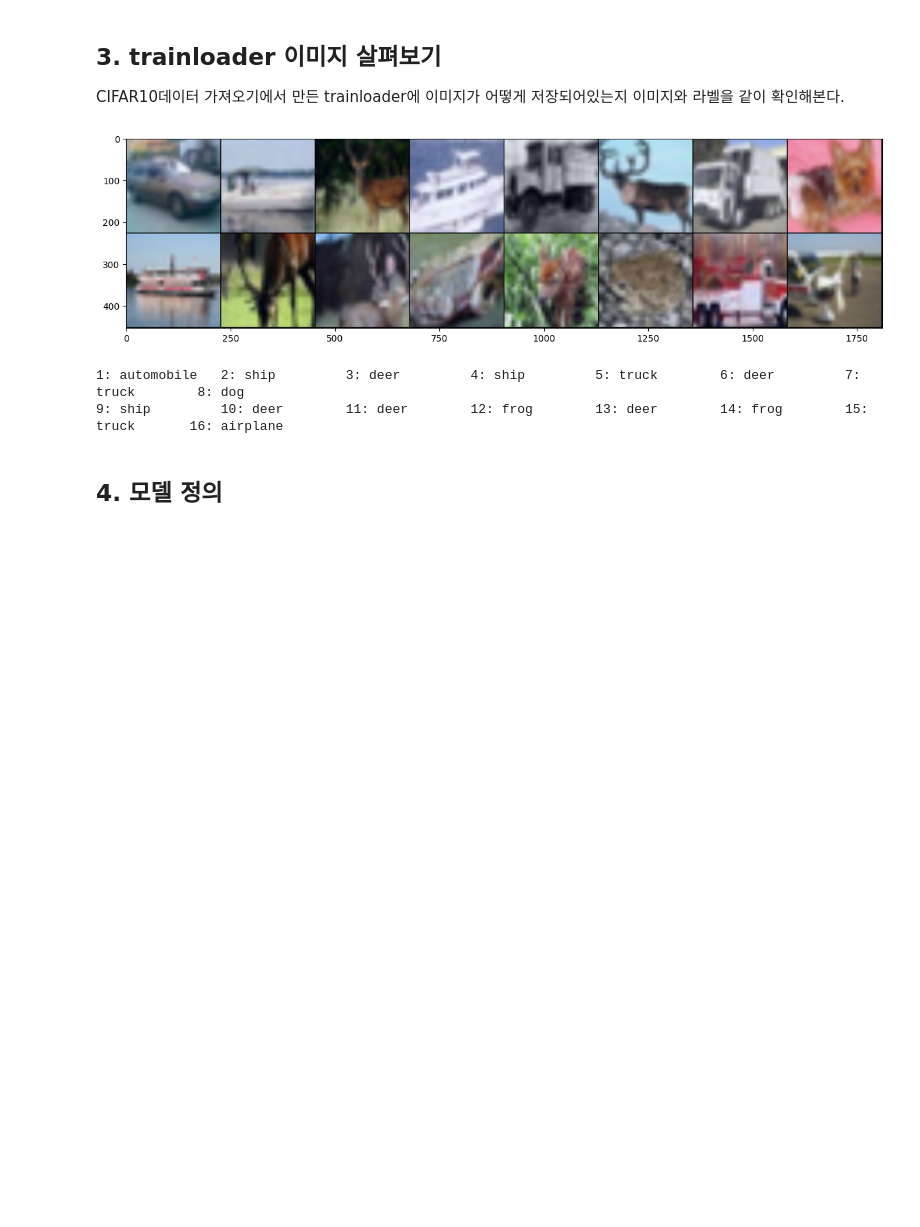
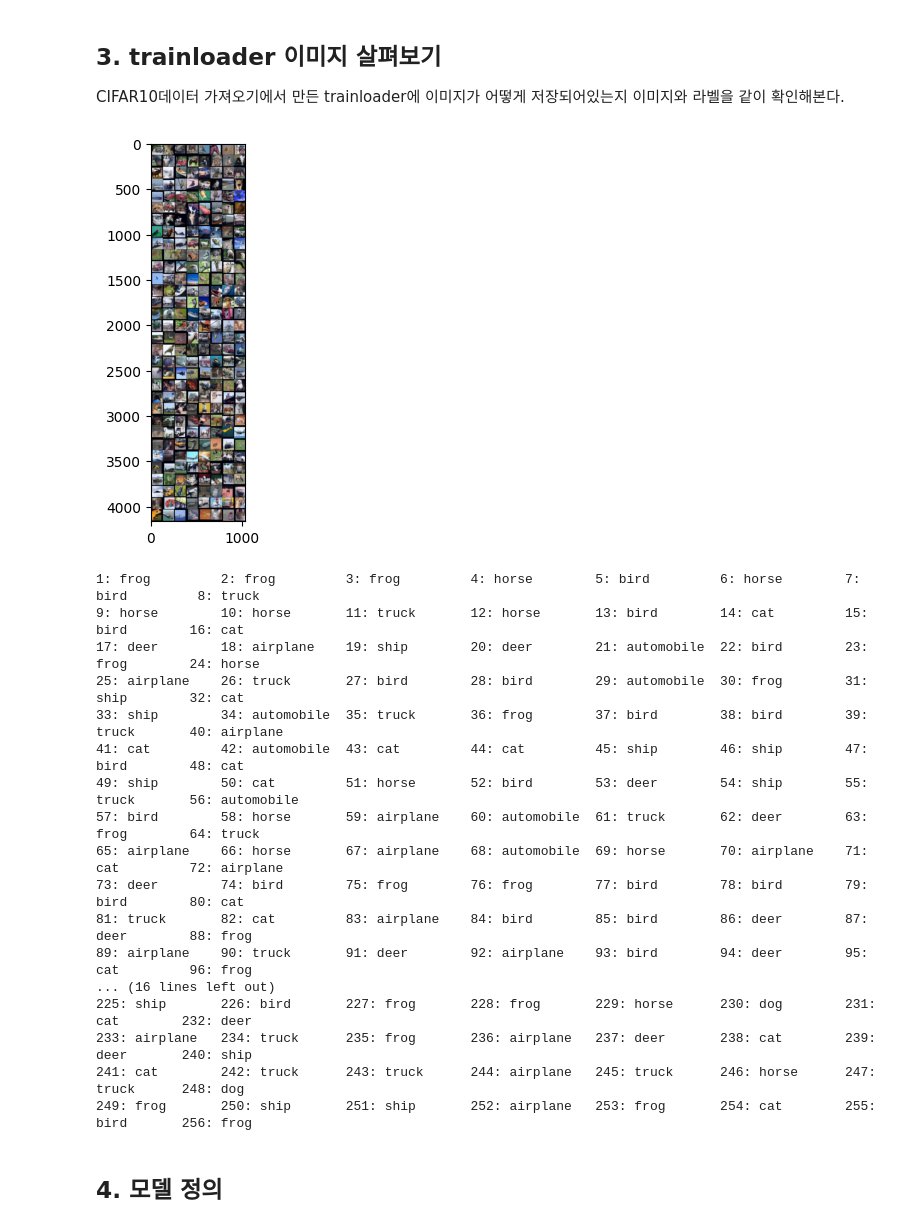
Before and after one commit to dh610/Advanced-AI, a Jupyter notebook: Practice2.ipynb, the cells around one changed output. Drawn from its saved outputs; the diff is of its cells as text; code cells hidden in the pictures; blank space fills up the shorter version.

```diff
--- a/Practice2.ipynb
+++ b/Practice2.ipynb
@@ -58,13 +46,12 @@ print(device)
 # 모델 파라미터 설정
 config = {'Cifar10_stats': [[0.49139965, 0.48215845, 0.4465309],
                             [0.20220213, 0.19931543, 0.20086348]],
-          'batch_size'  : 16,
+          'batch_size'  : 256,
           'worker'      : 2,
-          'epochs'      : 5,
+          'epochs'      : 50,
           'momentum'    : 0.9,
-          'lr_decay'    : 0.0005,
-          'SGD_lr'      : 0.01,
-          'Adam_lr'     : 0.001,
+          'wd_decay'    : 0.0005,
+          'Adam_lr'     : 0.0005,
           }
 # %% [output]
 cuda
@@ -98,15 +85,15 @@ CIFAR10_MEAN: 0.49139965 0.48215845 0.4465309
 CIFAR10_STD: 0.20220213 0.19931543 0.20086348
 # %%
 train_transforms = transforms.Compose([
-    transforms.Resize(256),
-    transforms.CenterCrop(224),
+    transforms.Resize(128),
+    transforms.RandomCrop(128, padding=16),
     transforms.RandomHorizontalFlip(),
     transforms.ToTensor(),
     transforms.Normalize(*config['Cifar10_stats']), # mean = Cifar10_stats[0], std = Cifar10_stats[1]
 ])
 
 test_transforms = transforms.Compose([
-    transforms.Resize(224),
+    transforms.Resize(128),
     transforms.ToTensor(),
     transforms.Normalize(*config['Cifar10_stats']), # mean = Cifar10_stats[0], std = Cifar10_stats[1]
 ])
@@ -133,29 +120,43 @@ CIFAR10데이터 가져오기에서 만든 trainloader에 이미지가 어떻게
 # %%
 import matplotlib.pyplot as plt
 import numpy as np
 
 # trainloader의 이미지 확인
 dataiter = iter(trainloader)
-#images, labels = dataiter.next()
-images, labels = next(dataiter)
+images, labels = dataiter.next()
 fig = plt.figure(figsize = (15, 5), dpi = 100)
 ax = fig.add_subplot(1,1,1)
 ax.imshow(torchvision.utils.make_grid(images, normalize = True).permute(1, 2, 0))
 plt.show()
 
 # 해당 이미지의 label확인
 for i in range(len(images)):
     if (i+1)%8==0:
         print(f'{i+1}: {classes_name[labels[i]]}', end = '\n')
     else:
         if len(classes_name[labels[i]]) >= 6:
             print(f'{i+1}: {classes_name[labels[i]]}', end = '\t')
         else:
             print(f'{i+1}: {classes_name[labels[i]]}', end = '  \t')
 # %% [output]
-[figure, old version]
+[figure, new version]
-1: automobile   2: ship         3: deer         4: ship         5: truck        6: deer         7: truck        8: dog
-9: ship         10: deer        11: deer        12: frog        13: deer        14: frog        15: truck       16: airplane
+1: frog         2: frog         3: frog         4: horse        5: bird         6: horse        7: bird         8: truck
+9: horse        10: horse       11: truck       12: horse       13: bird        14: cat         15: bird        16: cat
+17: deer        18: airplane    19: ship        20: deer        21: automobile  22: bird        23: frog        24: horse
+25: airplane    26: truck       27: bird        28: bird        29: automobile  30: frog        31: ship        32: cat
+33: ship        34: automobile  35: truck       36: frog        37: bird        38: bird        39: truck       40: airplane
+41: cat         42: automobile  43: cat         44: cat         45: ship        46: ship        47: bird        48: cat
+49: ship        50: cat         51: horse       52: bird        53: deer        54: ship        55: truck       56: automobile
+57: bird        58: horse       59: airplane    60: automobile  61: truck       62: deer        63: frog        64: truck
+65: airplane    66: horse       67: airplane    68: automobile  69: horse       70: airplane    71: cat         72: airplane
+73: deer        74: bird        75: frog        76: frog        77: bird        78: bird        79: bird        80: cat
+81: truck       82: cat         83: airplane    84: bird        85: bird        86: deer        87: deer        88: frog
+89: airplane    90: truck       91: deer        92: airplane    93: bird        94: deer        95: cat         96: frog
+... (16 lines left out)
+225: ship       226: bird       227: frog       228: frog       229: horse      230: dog        231: cat        232: deer
+233: airplane   234: truck      235: frog       236: airplane   237: deer       238: cat        239: deer       240: ship
+241: cat        242: truck      243: truck      244: airplane   245: truck      246: horse      247: truck      248: dog
+249: frog       250: ship       251: ship       252: airplane   253: frog       254: cat        255: bird       256: frog
 # %% [markdown]
 ## 4. 모델 정의
 # %%
```
Also changed, not shown: parts of 3 cells of this notebook.
